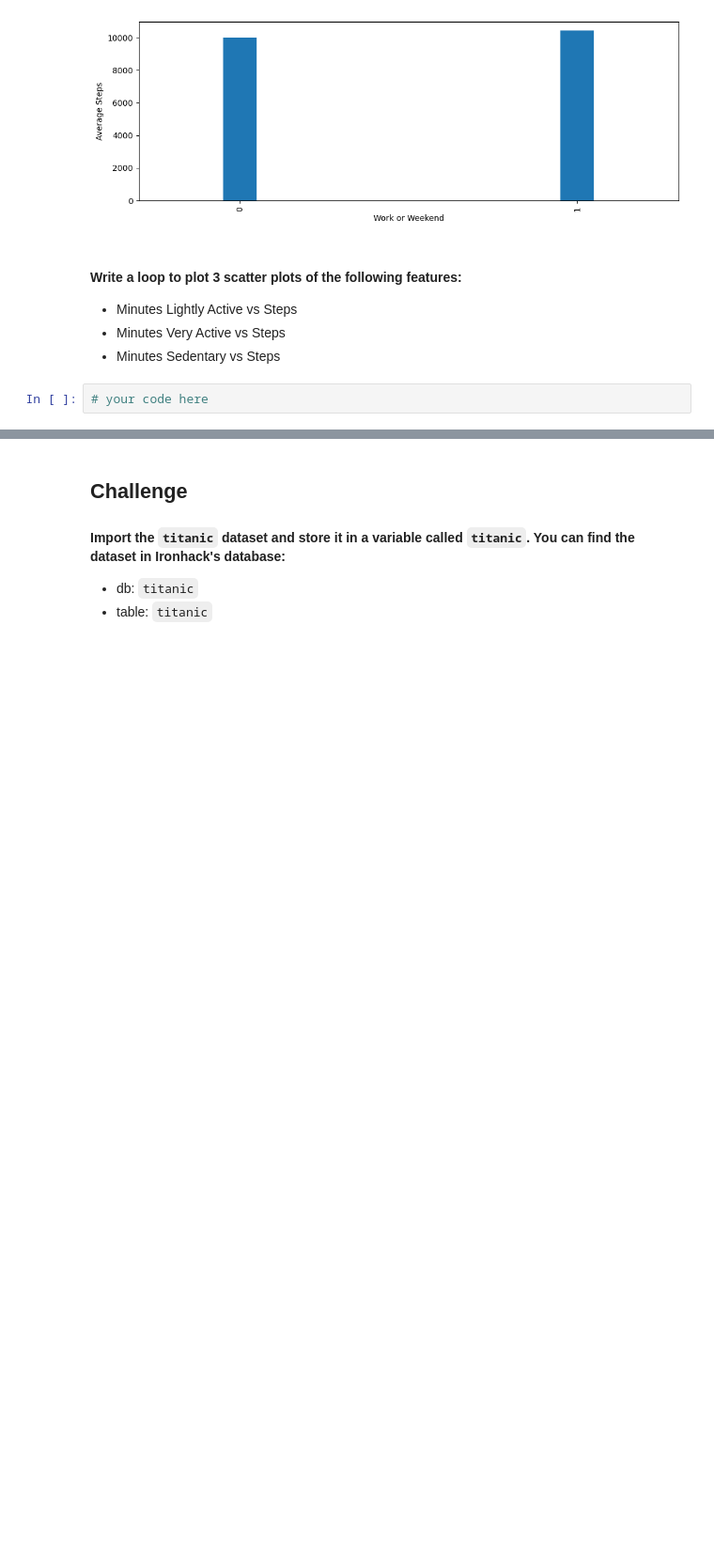
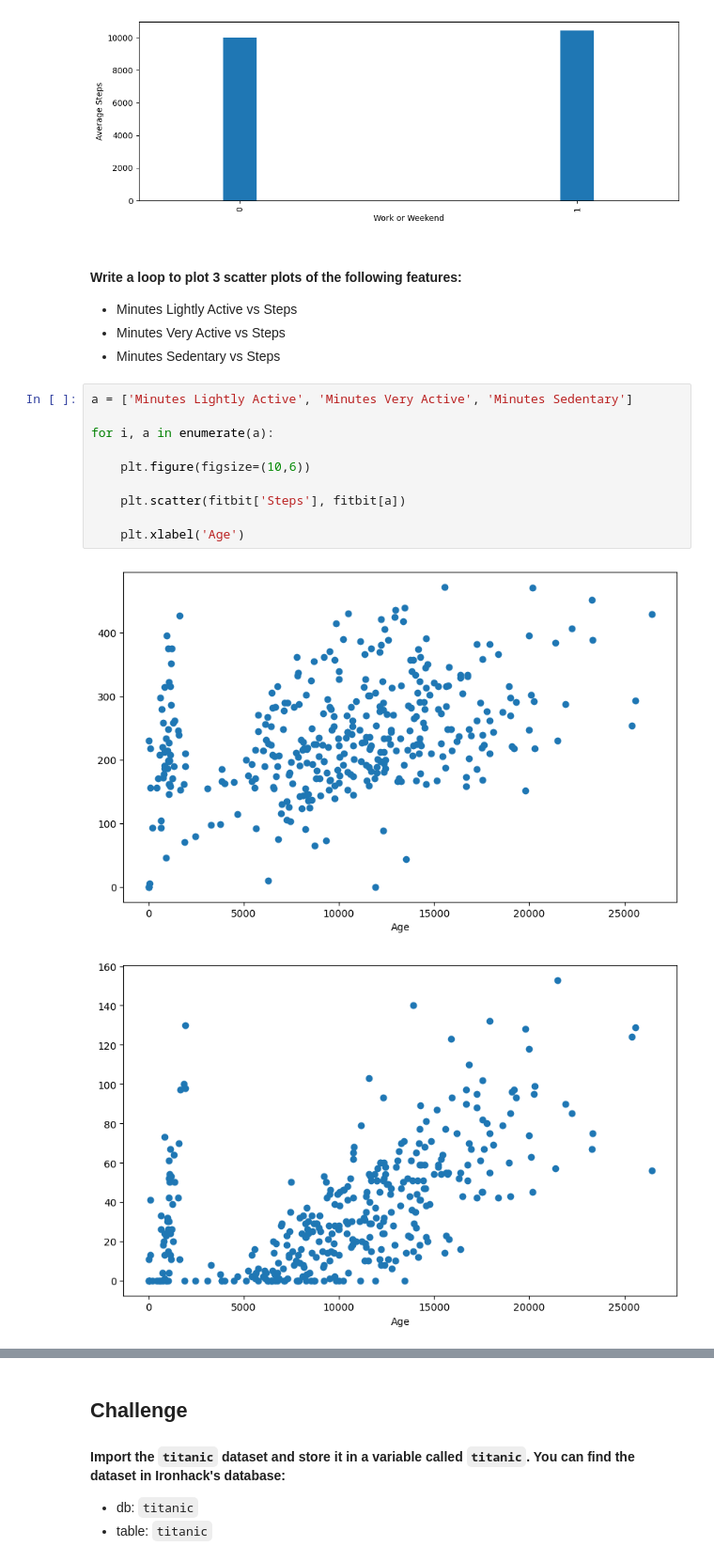
Before and after one commit to Ironhack-Data-Madrid-Julio-2023/5.2-lab_matplotlib_seaborn, a Jupyter notebook: your-code/main.ipynb, the cells around one changed output, grey strips where cells are left out. Shown at 94% size. Cells and saved outputs as stored; diff of their text form; blank space fills up the shorter version.

```diff
--- a/your-code/main.ipynb
+++ b/your-code/main.ipynb
@@ -102,5 +98,16 @@ plt.savefig(r'C:\\Users\\chiin\\Desktop\\Ironhack\\Laboratorios\\5.2-lab_matplot
 * Minutes Lightly Active vs Steps
 * Minutes Very Active vs Steps
 * Minutes Sedentary vs Steps
-# %%
-# your code here
+# %%
+a = ['Minutes Lightly Active', 'Minutes Very Active', 'Minutes Sedentary']
+
+for i, a in enumerate(a):
+
+    plt.figure(figsize=(10,6))
+
+    plt.scatter(fitbit['Steps'], fitbit[a])
+
+    plt.xlabel('Age')
+# %% [output]
+[figure, added]
+[figure, added]
```
Also changed, not shown: parts of 17 cells of this notebook, 1 other file.
